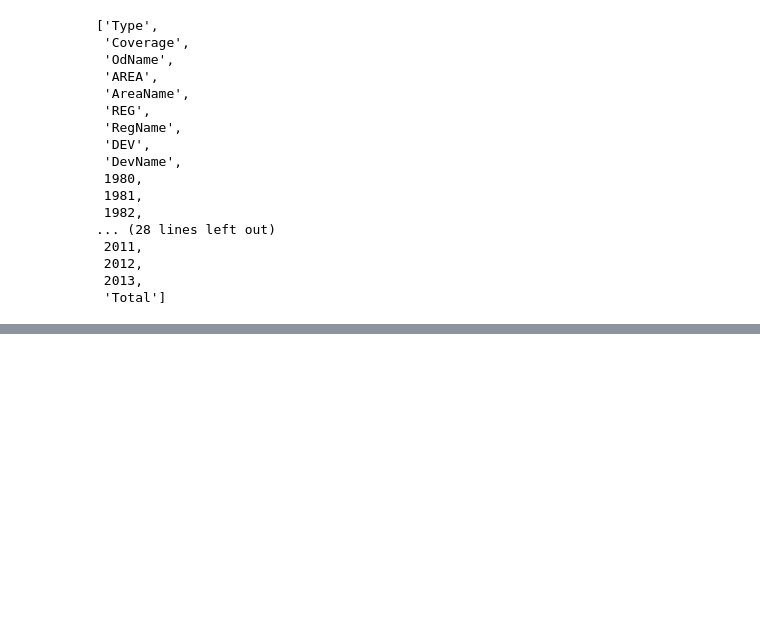
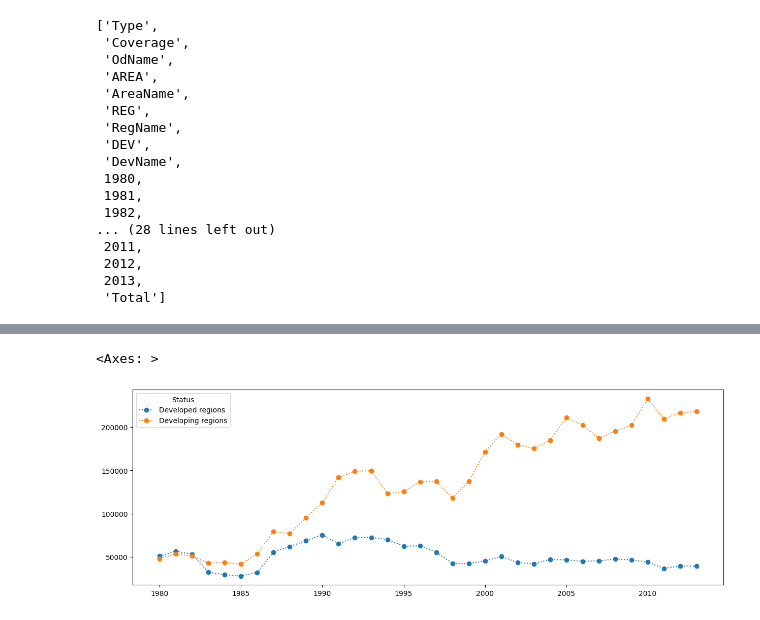
Before and after one commit to Ritesh1422/python_data_analytics2, a Jupyter notebook: immigration_analysis/analysis.ipynb, the cells around one changed output, grey strips where cells are left out. Saved outputs shown, nothing was run; the diff lists cells and outputs as text; code cells hidden in the pictures; blank space fills up the shorter version.

```diff
--- a/immigration_analysis/analysis.ipynb
+++ b/immigration_analysis/analysis.ipynb
@@ -549,0 +799,3 @@ df.head()
+# %%
+years=list(range(1980,2014))
+df.groupby(by='Status')[years].sum()
@@ -549,0 +807,5 @@ df.head()
+# %%
+df.groupby(by='Status')[years].sum().T.plot(kind='line',figsize=(15,5),style='o:')
+# %% [output]
+<Axes: >
+[figure, added]
```
Also changed, not shown: parts of 34 cells of this notebook.
